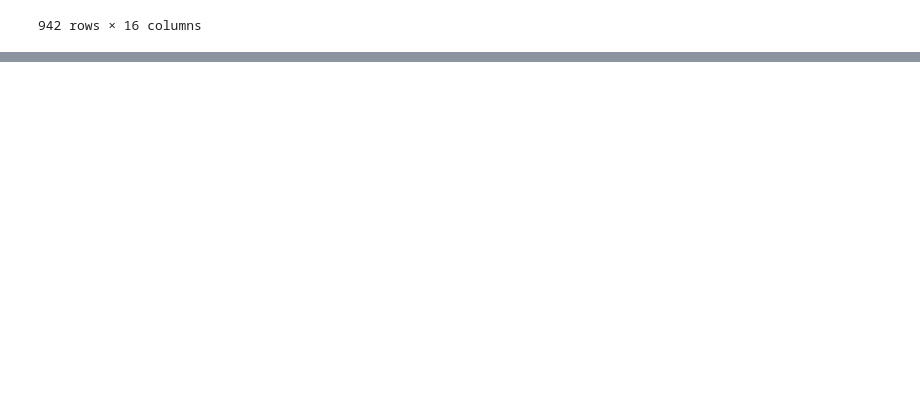
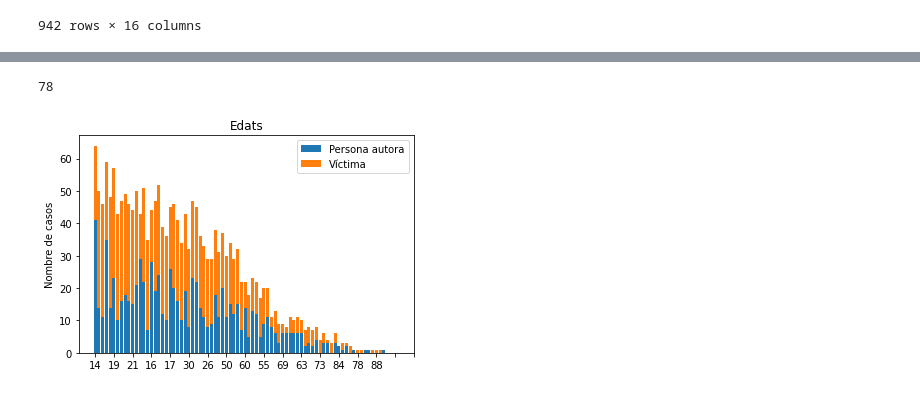
Before and after one commit to robedamo/data_analysis_project, a Jupyter notebook: Chaky/Chaky_Police.ipynb, the cells around one changed output, grey strips where cells are left out. Saved outputs shown, nothing was run; the diff lists cells and outputs as text; code cells hidden in the pictures; blank space fills up the shorter version.

```diff
--- a/Chaky/Chaky_Police.ipynb
+++ b/Chaky/Chaky_Police.ipynb
@@ -430,0 +472,3 @@ poblacioRP.loc['Central','Habitants']
+# %%
+primer_estudi_df = results_df[['rol_v_ctima_o_autoria', 'sexe', 'edat_inici_fets']]
+primer_estudi_df
@@ -430,0 +594,56 @@ poblacioRP.loc['Central','Habitants']
+# %%
+ordenar = []
+for i in dic_1est:
+    ordenar.append(int(i))
+
+ordenar.sort()
+#ordenar
+
+dic_1est_def = {}
+
+for i in ordenar:
+    dic_1est_def[i] = dic_1est[str(i)]
+
+dic_1est_def
+print(len(dic_1est_def))
+# %% [output]
+78
+# %%
+import matplotlib.pyplot as plt
+import numpy as np
+
+
+labels = []
+for i in dic_1est:
+    labels.append(i)
+pa = []
+for i in dic_1est:
+    try:
+        pa.append(dic_1est[i]['Persona autora'])
+    except:
+        pa.append(0)
+
+v = []
+for i in dic_1est:
+    try:
+        v.append(dic_1est[i]['Víctima'])
+    except:
+        v.append(0)
+
+#print(pa,v)
+#print(len(pa),len(v),len(labels))
+#width = 0.35       # the width of the bars: can also be len(x) sequence
+
+fig, ax = plt.subplots()
+
+ax.bar(labels, pa, label='Persona autora')
+ax.bar(labels, v, bottom=pa, label='Víctima')
+
+ax.set_ylabel('Nombre de casos')
+ax.set_title('Edats')
+ax.legend()
+plt.xticks(np.arange(0, 90, step=5))
+
+plt.show()
+# %% [output]
+[figure, added]
```
Also changed, not shown: parts of 29 cells of this notebook.
